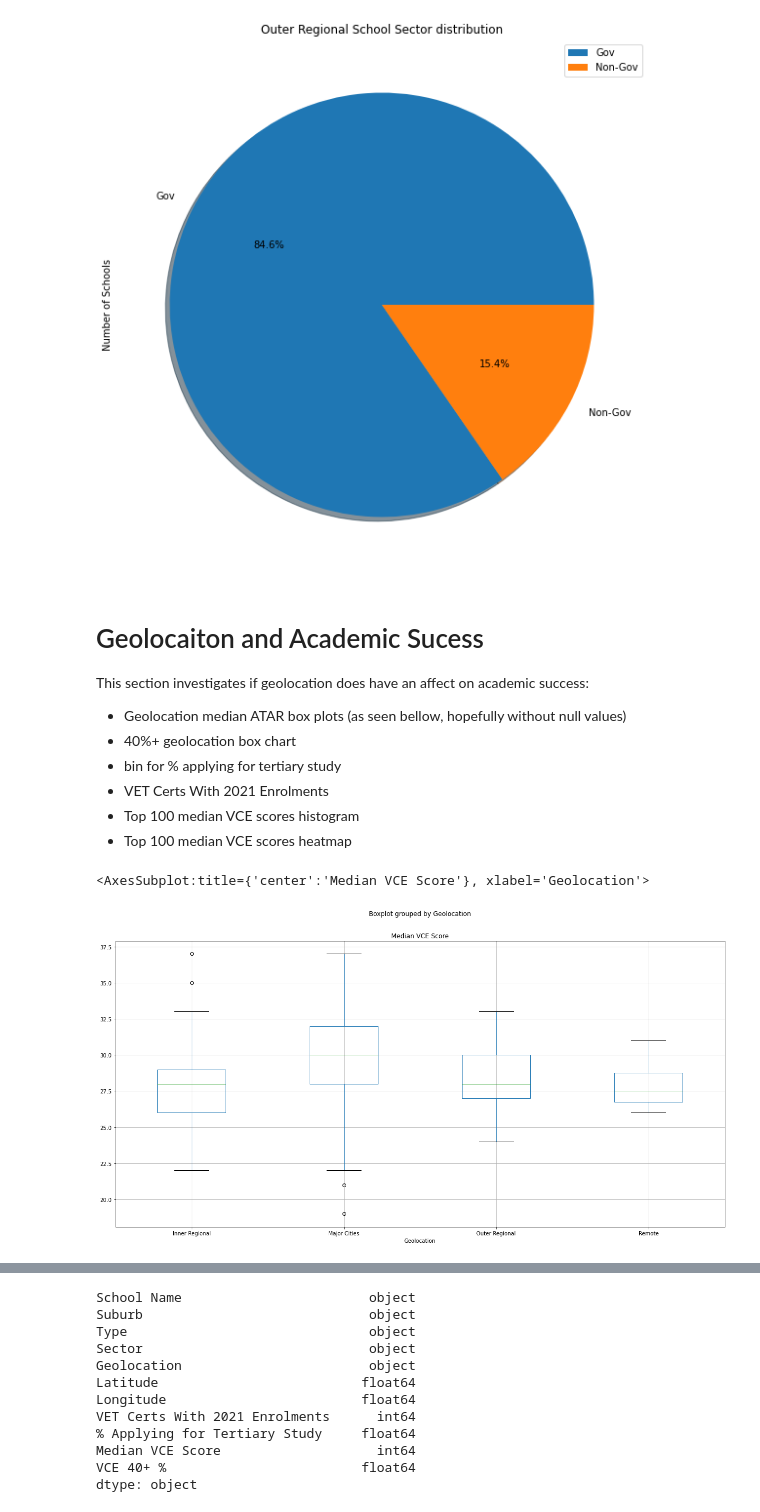
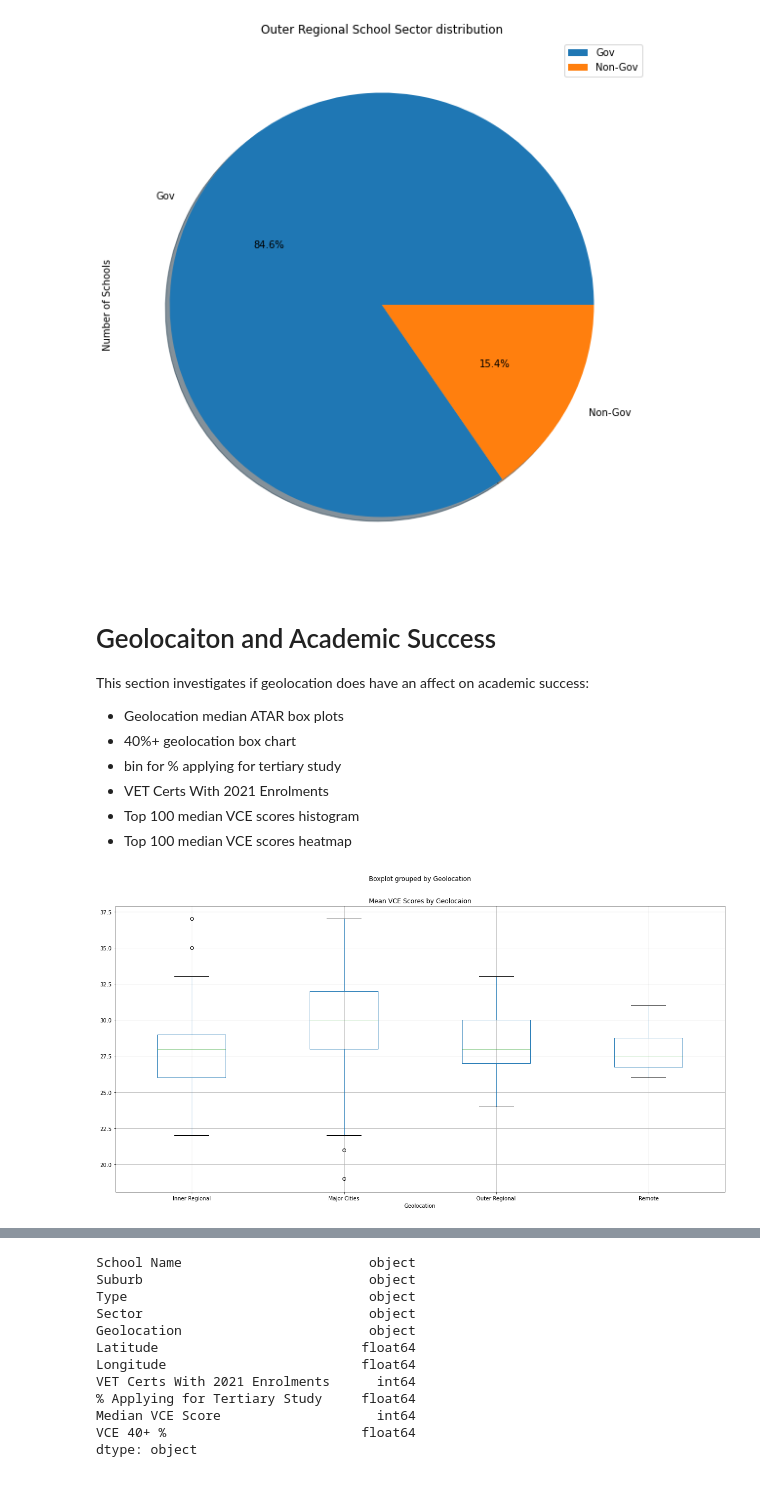
Before and after one commit to joshmartin33/project-one, a Jupyter notebook: analysis.ipynb, the cells around one changed output, grey strips where cells are left out. Drawn from its saved outputs; the diff is of its cells as text; code cells hidden in the pictures.

Commit message:
Added to  Geolocation and Academic Success seciton

```diff
--- a/analysis.ipynb
+++ b/analysis.ipynb
@@ -197,9 +197,9 @@ plt.show()
 # %% [output]
 [figure]
 # %% [markdown]
-# Geolocaiton and Academic Sucess
+# Geolocaiton and Academic Success
 This section investigates if geolocation does have an affect on academic success:
-* Geolocation median ATAR box plots (as seen bellow, hopefully without null values)
+* Geolocation median ATAR box plots
 * 40%+ geolocation box chart
 * bin for % applying for tertiary study
 * VET Certs With 2021 Enrolments
@@ -208,8 +208,10 @@ This section investigates if geolocation does have an affect on academic success
 # %%
 #remove 0's from data set
 mean_vce_score = school_df.drop(school_df[school_df['Median VCE Score'] == 0].index, inplace=False)
 # Create a boxplot to compare means
 mean_vce_score.boxplot("Median VCE Score", by="Geolocation", figsize=(20, 10))
+plt.title('Mean VCE Scores by Geolocaion')
+
+plt.savefig('output/mean_vce_box.png')
 # %% [output]
-<AxesSubplot:title={'center':'Median VCE Score'}, xlabel='Geolocation'>
-[figure, old version]
+[figure, new version]
```
Also changed, not shown: parts of 3 cells of this notebook, 4 other files.
